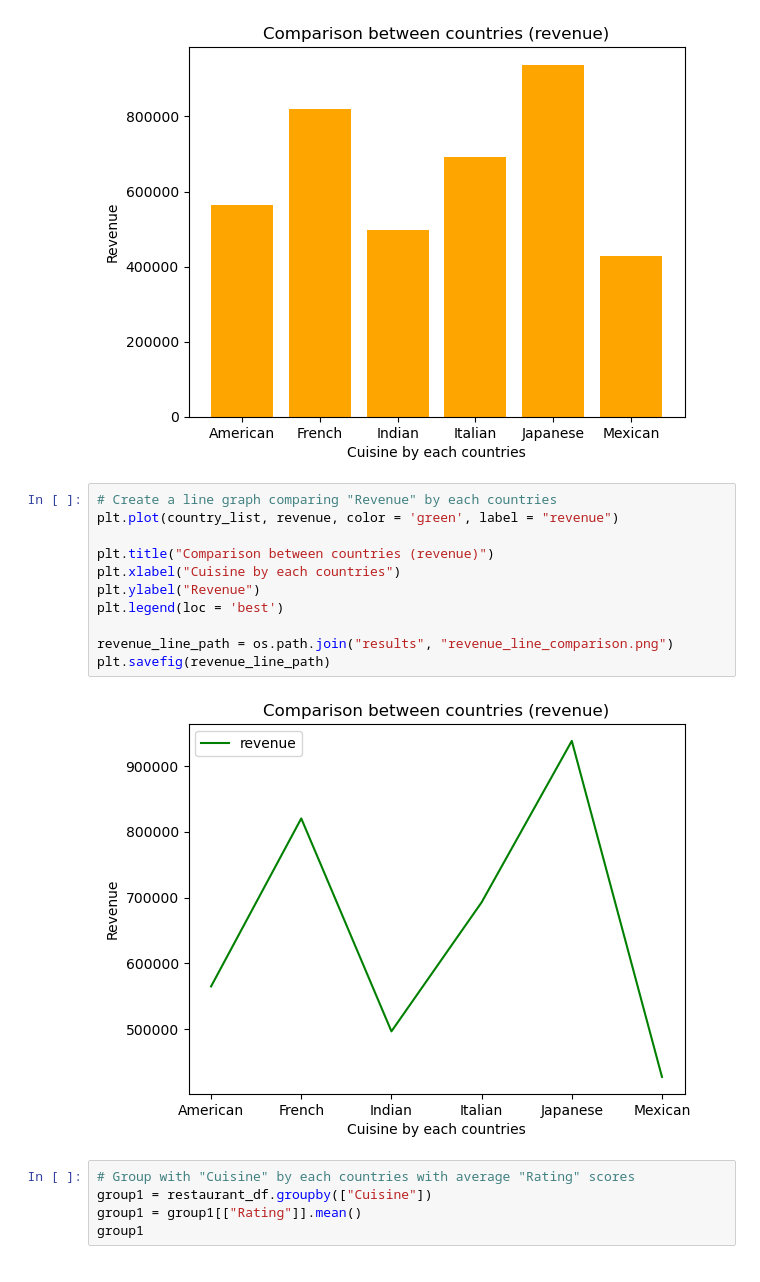
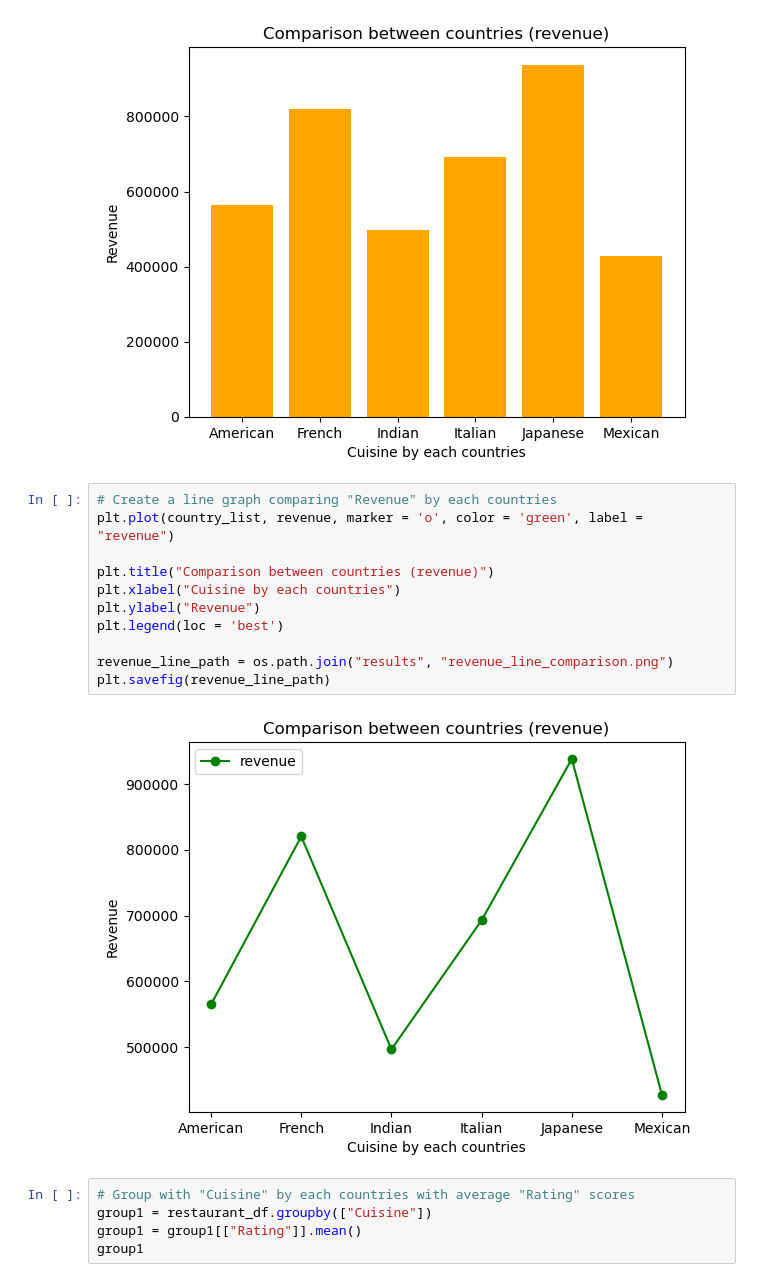
Before and after one commit to Dong-kyu-Kim/project1, a Jupyter notebook: restaurant.ipynb, the cells around one changed output. Cells and saved outputs as stored; diff of their text form.

```diff
--- a/restaurant.ipynb
+++ b/restaurant.ipynb
@@ -107,17 +107,17 @@ plt.savefig(revenue_bar_path)
 [figure]
 # %%
 # Create a line graph comparing "Revenue" by each countries
-plt.plot(country_list, revenue, color = 'green', label = "revenue")
+plt.plot(country_list, revenue, marker = 'o', color = 'green', label = "revenue")
 
 plt.title("Comparison between countries (revenue)")
 plt.xlabel("Cuisine by each countries")
 plt.ylabel("Revenue")
 plt.legend(loc = 'best')
 
 revenue_line_path = os.path.join("results", "revenue_line_comparison.png")
 plt.savefig(revenue_line_path)
 # %% [output]
-[figure, old version]
+[figure, new version]
 # %%
 # Group with "Cuisine" by each countries with average "Rating" scores
 group1 = restaurant_df.groupby(["Cuisine"])
```
Also changed, not shown: parts of 4 cells of this notebook, 5 other files.
